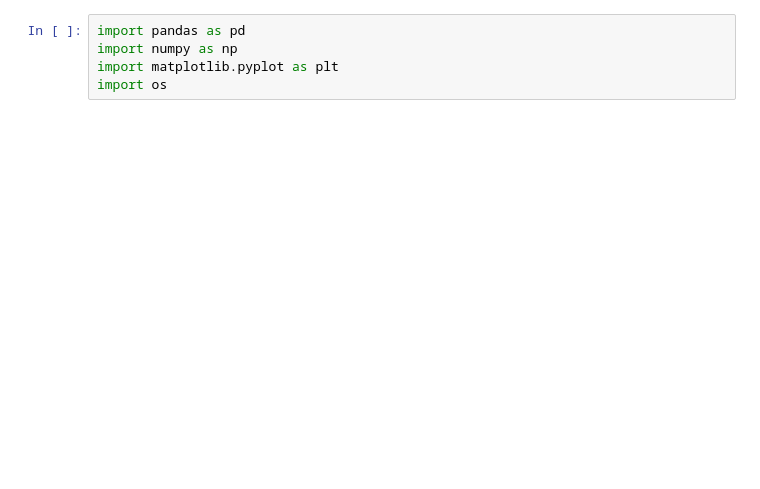
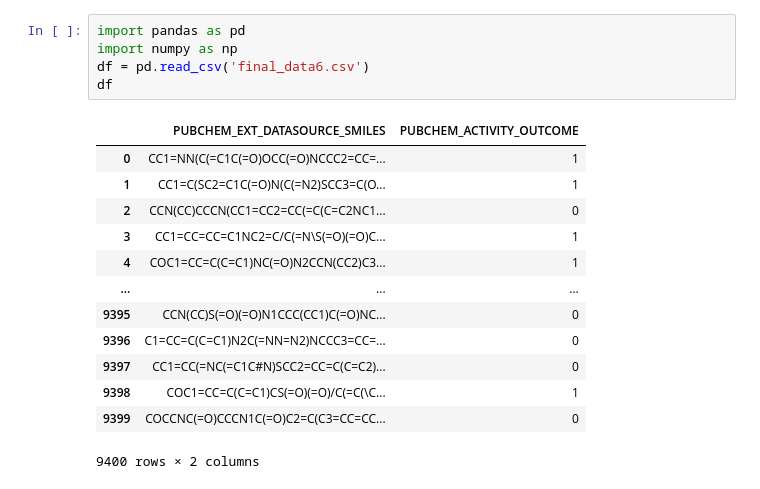
Before and after one commit to omicscodeathon/marburgdrug, a Jupyter notebook: notebooks/gbm.ipynb, the cells around one changed output. Cells and saved outputs as stored; diff of their text form; blank space fills up the shorter version.

```diff
--- a/notebooks/gbm.ipynb
+++ b/notebooks/gbm.ipynb
@@ -1,5 +1,19 @@
 # %%
 import pandas as pd
 import numpy as np
-import matplotlib.pyplot as plt
-import os
+df = pd.read_csv('final_data6.csv')
+df
+# %% [output]
+|  | PUBCHEM_EXT_DATASOURCE_SMILES | PUBCHEM_ACTIVITY_OUTCOME |
+| 0 | CC1=NN(C(=C1C(=O)OCC(=O)NCCC2=CC=... | 1 |
+| 1 | CC1=C(SC2=C1C(=O)N(C(=N2)SCC3=C(O... | 1 |
+| 2 | CCN(CC)CCCN(CC1=CC2=CC(=C(C=C2NC1... | 0 |
+| 3 | CC1=CC=CC=C1NC2=C/C(=N\S(=O)(=O)C... | 1 |
+| 4 | COC1=CC=C(C=C1)NC(=O)N2CCN(CC2)C3... | 1 |
+| ... | ... | ... |
+| 9395 | CCN(CC)S(=O)(=O)N1CCC(CC1)C(=O)NC... | 0 |
+| 9396 | C1=CC=C(C=C1)N2C(=NN=N2)NCCC3=CC=... | 0 |
+| 9397 | CC1=CC(=NC(=C1C#N)SCC2=CC=C(C=C2)... | 0 |
+| 9398 | COC1=CC=C(C=C1)CS(=O)(=O)/C(=C(\C... | 1 |
+| 9399 | COCCNC(=O)CCCN1C(=O)C2=C(C3=CC=CC... | 0 |
+9400 rows × 2 columns
```
Also changed, not shown: parts of 32 cells of this notebook, 3 other files.
